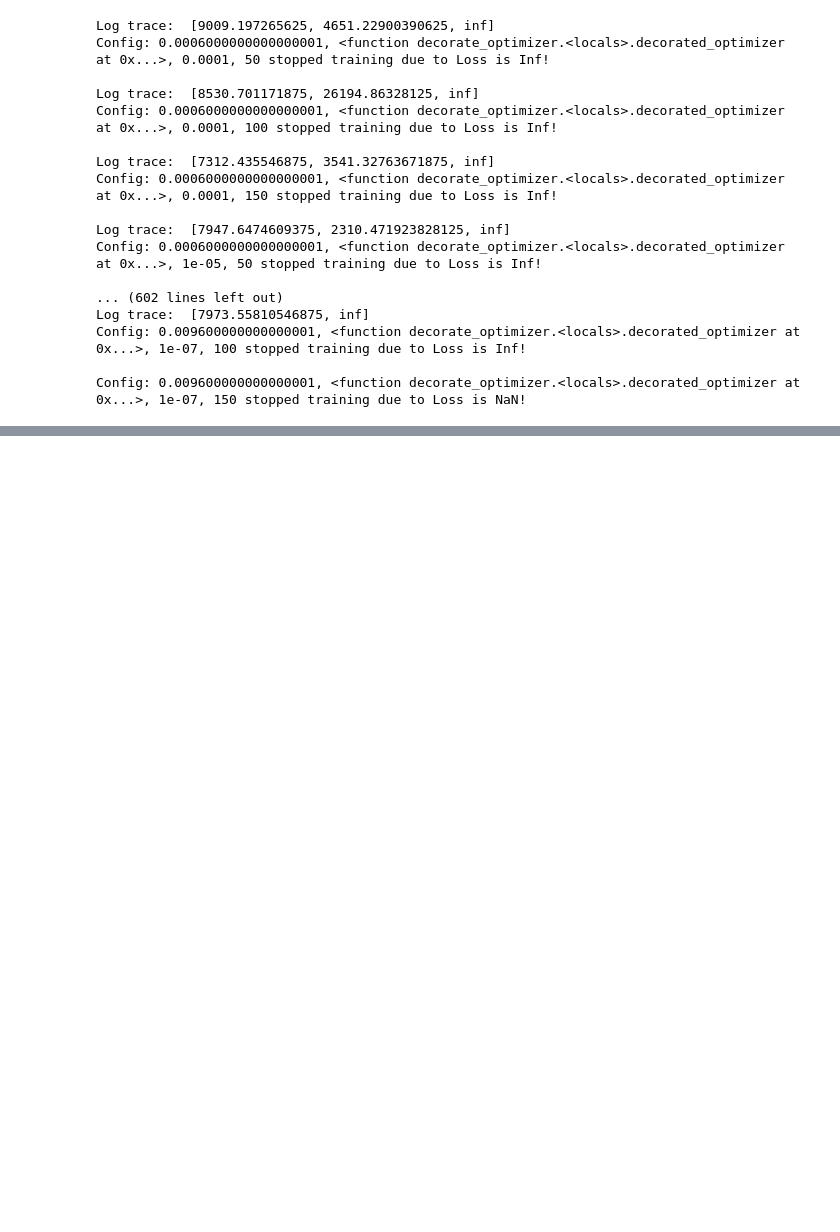
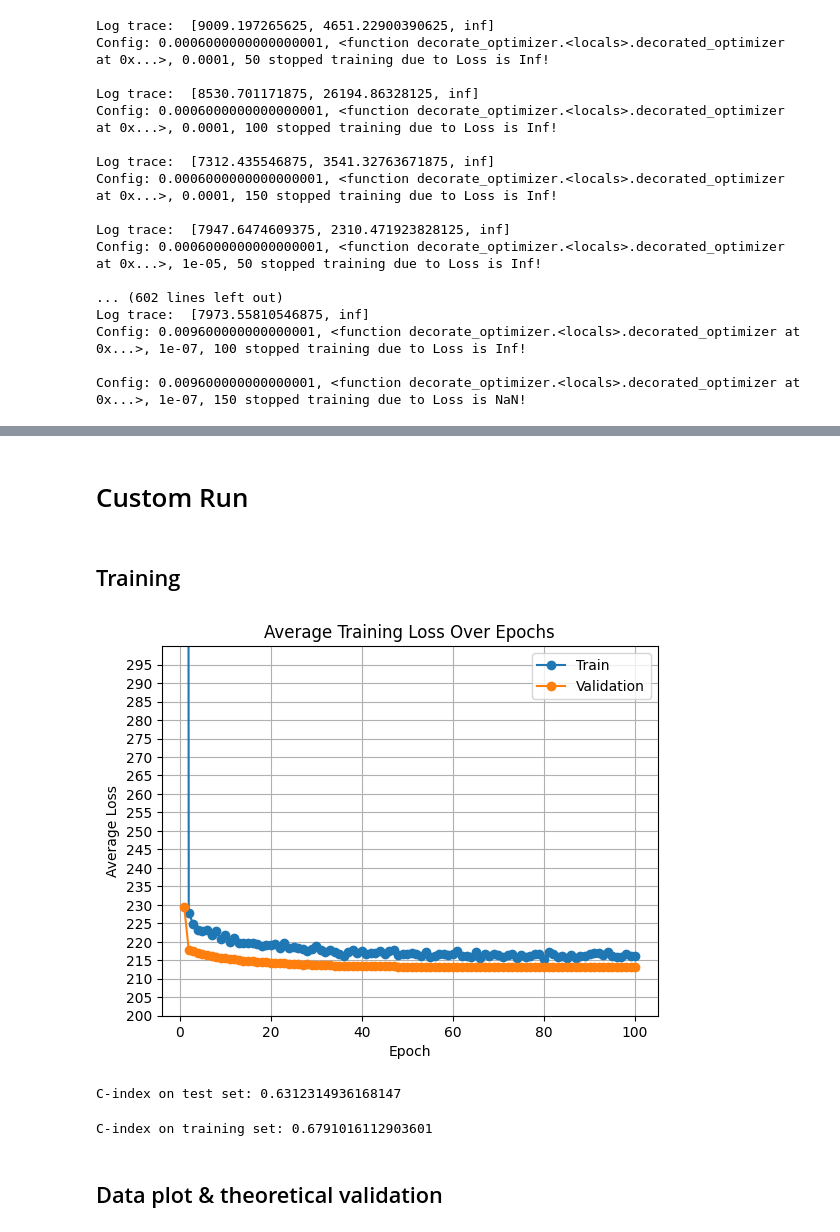
Before and after one commit to Riezmann75/survival-analysis, a Jupyter notebook: metabric_eda.ipynb, the cells around one changed output, grey strips where cells are left out. Cells and saved outputs as stored; diff of their text form; code cells hidden in the pictures; blank space fills up the shorter version.

```diff
--- a/metabric_eda.ipynb
+++ b/metabric_eda.ipynb
@@ -715,7 +756,7 @@ train_dataset = MetabricDataset(X_train, y_train.to_numpy())
 test_dataset = MetabricDataset(X_test, y_test.to_numpy())
 validation_dataset = MetabricDataset(X_val, y_val.to_numpy())
 # %%
-learning_rate = 0.001
+learning_rate = 0.0001
 batch_size = 64
 epochs = 100
 # %%
@@ -732,6 +773,6 @@ train_loader = DataLoader(train_dataset, batch_size=batch_size, shuffle=True)
 validation_loader = DataLoader(validation_dataset, batch_size=batch_size)
 test_loader = DataLoader(test_dataset, batch_size=batch_size, shuffle=True)
 # %%
-optimizer = torch.optim.Adam(model.parameters(), lr=learning_rate, weight_decay=1e-5)
+optimizer = torch.optim.SGD(model.parameters(), lr=learning_rate, weight_decay=1e-5)
 scheduler = torch.optim.lr_scheduler.CosineAnnealingLR(optimizer, T_max=epochs)
 # %%
@@ -779,15 +832,13 @@ Loss:  tensor(6961.0156, grad_fn=<SumBackward0>)
 sample_features, sample_labels = next(iter(train_loader))
 # %%
 def train_loop(dataloader, model, loss_fn, optimizer, required_grad=True):
-    accum_loss = 0
     losses = []
-    model.train()
-    for batch_index, (feature, label) in enumerate(dataloader):
-        X = feature.to(torch.float32).to(device)
-        y = label.to(torch.float32).to(device)
+    for _, (feature, label) in enumerate(dataloader):
+        current_feat = feature.to(torch.float32).to(device)
+        current_label = label.to(torch.float32).to(device)
 
-        preds = model(X)
-        loss = loss_fn(preds, y[:, 0], y[:, 1])
+        preds = model(current_feat)
+        loss = loss_fn(preds, current_label[:, 0], current_label[:, 1])
         losses.append(loss.item())
         if torch.isinf(loss):
             print("Log trace: ", losses[-10:])
@@ -798,7 +849,5 @@ def train_loop(dataloader, model, loss_fn, optimizer, required_grad=True):
             optimizer.zero_grad()
             loss.backward()
             optimizer.step()
-
-        accum_loss += loss.item()
-    return accum_loss / len(dataloader)
+    return np.mean(losses)
 # %%
@@ -935,0 +987,12 @@ with open(log_path, "r") as f:
+# %% [markdown]
+# Custom Run
+# %% [markdown]
+## Training
+# %%
+learning_rate = 0.00002
+batch_size = 64
+epochs = 100
+model = NeuralNetwork(bias=True).to(device)
+loss_fn = NLL().to(device)
+optimizer = torch.optim.SGD(model.parameters(), lr=learning_rate)
+scheduler = torch.optim.lr_scheduler.CosineAnnealingLR(optimizer, T_max=epochs)
@@ -979 +1012,46 @@ with open(log_path, "r") as f:
+# %%
+plt.plot(range(1, epochs + 1), avg_losses, marker="o")
+plt.plot(range(1, epochs + 1), val_losses, marker="o")
+plt.title("Average Training Loss Over Epochs")
+plt.xlabel("Epoch")
+plt.ylim(200, 300)
+plt.yticks(range(200, 300, 5))
+plt.ylabel("Average Loss")
+plt.grid()
+plt.legend(["Train", "Validation"])
+plt.show()
+# %% [output]
+[figure, added]
+# %%
+# cindex on test set
+model.eval()
+test_batch_size = len(test_dataset)
+test_loader = DataLoader(test_dataset, batch_size=test_batch_size, shuffle=False)
+with torch.no_grad():
+    for feature, label in test_loader:
+        X = feature.to(torch.float32).to(device)
+        current_label = label.to(torch.float32).to(device)
+
+        preds = model(X)
+        c_index_value = c_index(preds, current_label[:, 0], current_label[:, 1])
+        print(f"C-index on test set: {c_index_value}")
+# %% [output]
+C-index on test set: 0.6312314936168147
+# %%
+# c-index on the training set
+model.eval()
+train_batch_size = len(train_dataset)
+train_loader = DataLoader(train_dataset, batch_size=train_batch_size, shuffle=False)
+with torch.no_grad():
+    for feature, label in train_loader:
+        X = feature.to(torch.float32).to(device)
+        current_label = label.to(torch.float32).to(device)
+
+        preds = model(X)
+        c_index_value = c_index(preds, current_label[:, 0], current_label[:, 1])
+        print(f"C-index on training set: {c_index_value}")
+# %% [output]
+C-index on training set: 0.6791016112903601
+# %% [markdown]
+## Data plot & theoretical validation
 # %%
```
Also changed, not shown: parts of 24 cells of this notebook, 1 other file.
